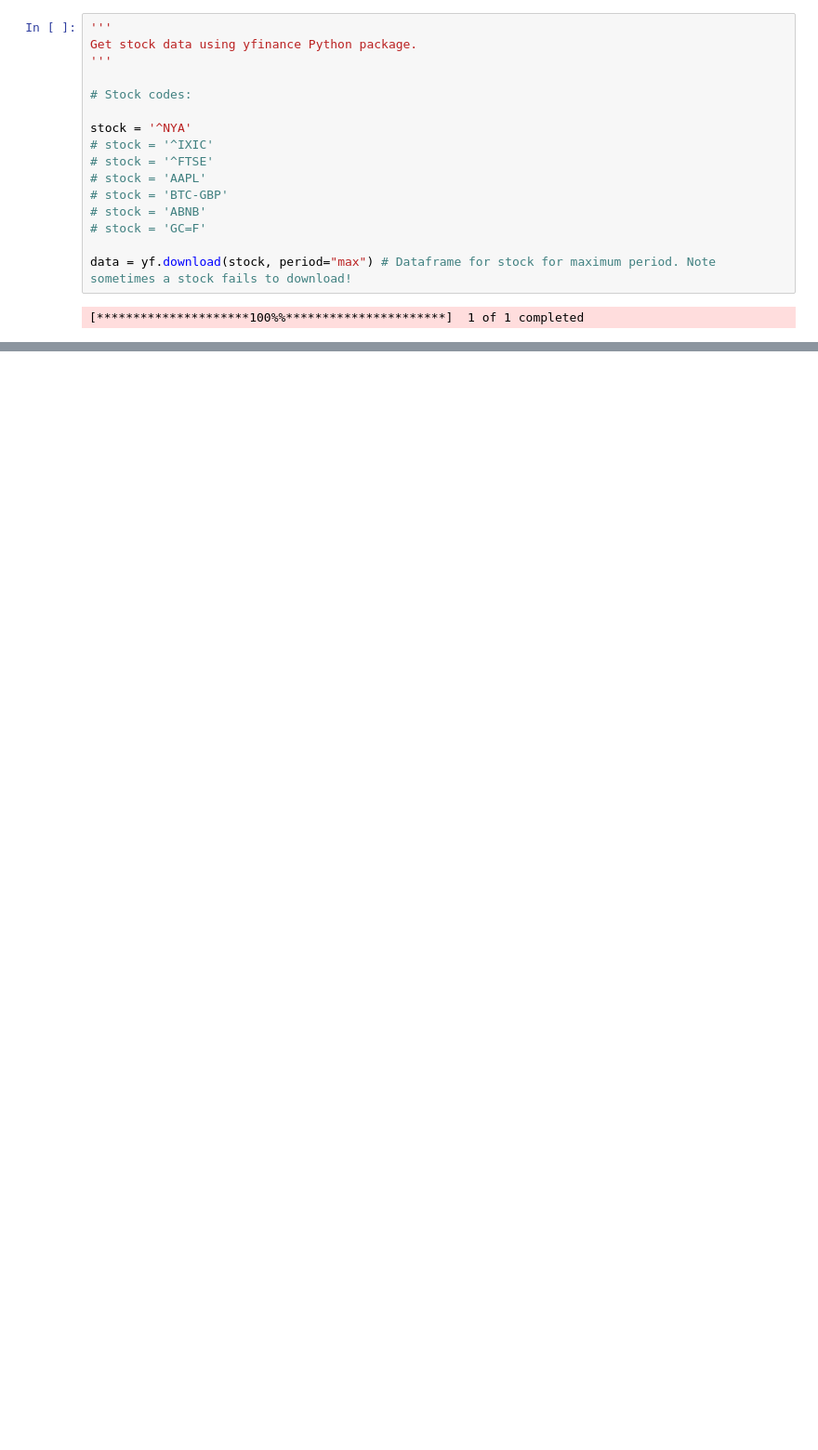
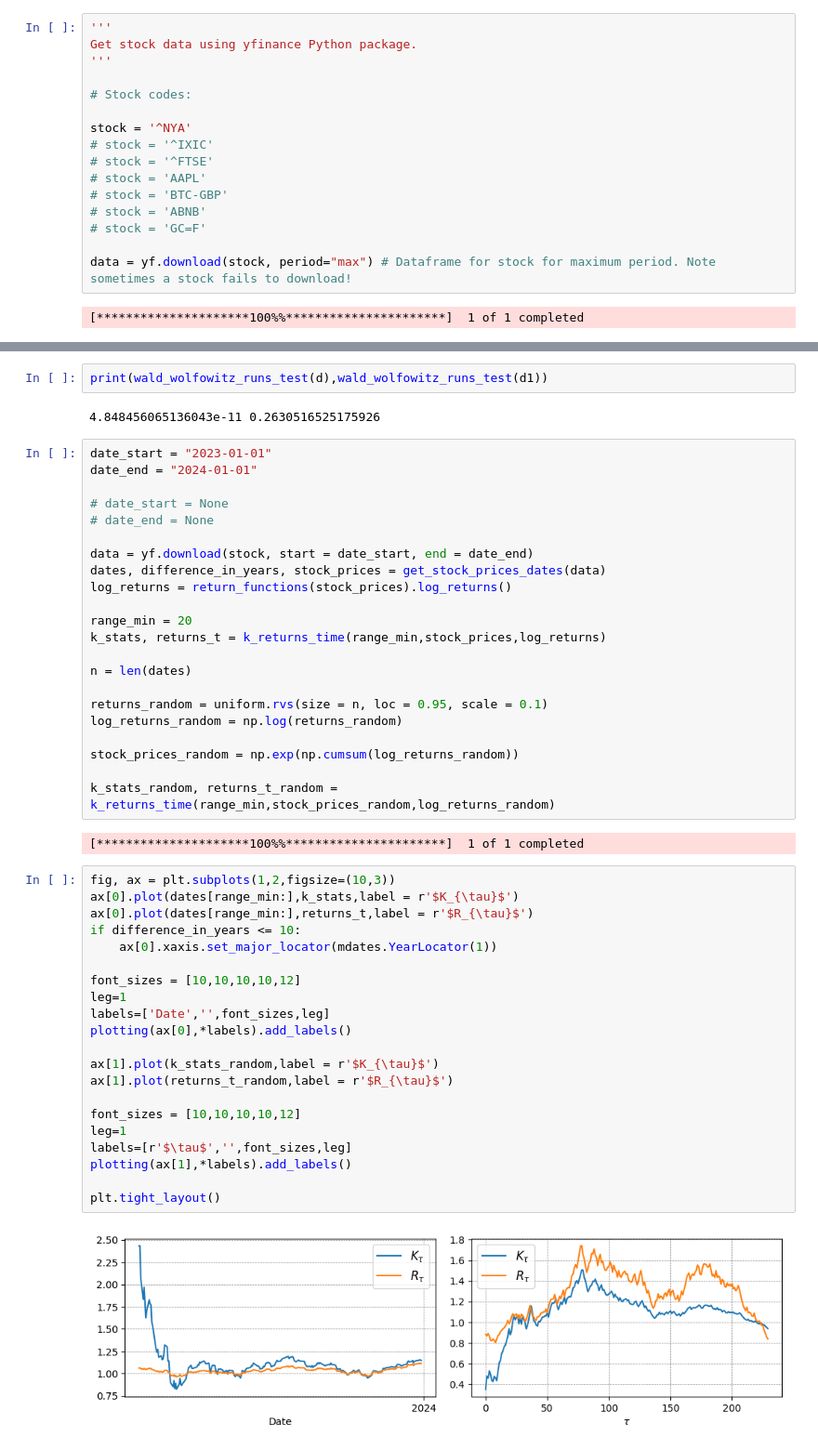
Before and after one commit to saf92/stock_collab, a Jupyter notebook: stocks_collab.ipynb, the cells around one changed output, grey strips where cells are left out. Shown: that part at 93% size. Drawn from its saved outputs; the diff is of its cells as text; blank space fills up the shorter version.

Commit message:
random test

```diff
--- a/stocks_collab.ipynb
+++ b/stocks_collab.ipynb
@@ -354,0 +393,51 @@ U2 = 1-E[R|R<1] = 0.006919923894563597
+# %%
+print(wald_wolfowitz_runs_test(d),wald_wolfowitz_runs_test(d1))
+# %% [output]
+4.848456065136043e-11 0.2630516525175926
+# %%
+date_start = "2023-01-01"
+date_end = "2024-01-01"
+
+# date_start = None
+# date_end = None
+
+data = yf.download(stock, start = date_start, end = date_end)
+dates, difference_in_years, stock_prices = get_stock_prices_dates(data)
+log_returns = return_functions(stock_prices).log_returns()
+
+range_min = 20
+k_stats, returns_t = k_returns_time(range_min,stock_prices,log_returns)
+
+n = len(dates)
+
+returns_random = uniform.rvs(size = n, loc = 0.95, scale = 0.1)
+log_returns_random = np.log(returns_random)
+
+stock_prices_random = np.exp(np.cumsum(log_returns_random))
+
+k_stats_random, returns_t_random = k_returns_time(range_min,stock_prices_random,log_returns_random)
+# %% [output]
+[*********************100%%**********************]  1 of 1 completed
+# %%
+fig, ax = plt.subplots(1,2,figsize=(10,3))
+ax[0].plot(dates[range_min:],k_stats,label = r'$K_{\tau}$')
+ax[0].plot(dates[range_min:],returns_t,label = r'$R_{\tau}$')
+if difference_in_years <= 10:
+    ax[0].xaxis.set_major_locator(mdates.YearLocator(1))
+
+font_sizes = [10,10,10,10,12]
+leg=1
+labels=['Date','',font_sizes,leg]
+plotting(ax[0],*labels).add_labels()
+
+ax[1].plot(k_stats_random,label = r'$K_{\tau}$')
+ax[1].plot(returns_t_random,label = r'$R_{\tau}$')
+
+font_sizes = [10,10,10,10,12]
+leg=1
+labels=[r'$\tau$','',font_sizes,leg]
+plotting(ax[1],*labels).add_labels()
+
+plt.tight_layout()
+# %% [output]
+[figure, added]
```
Also changed, not shown: parts of 22 cells of this notebook.
